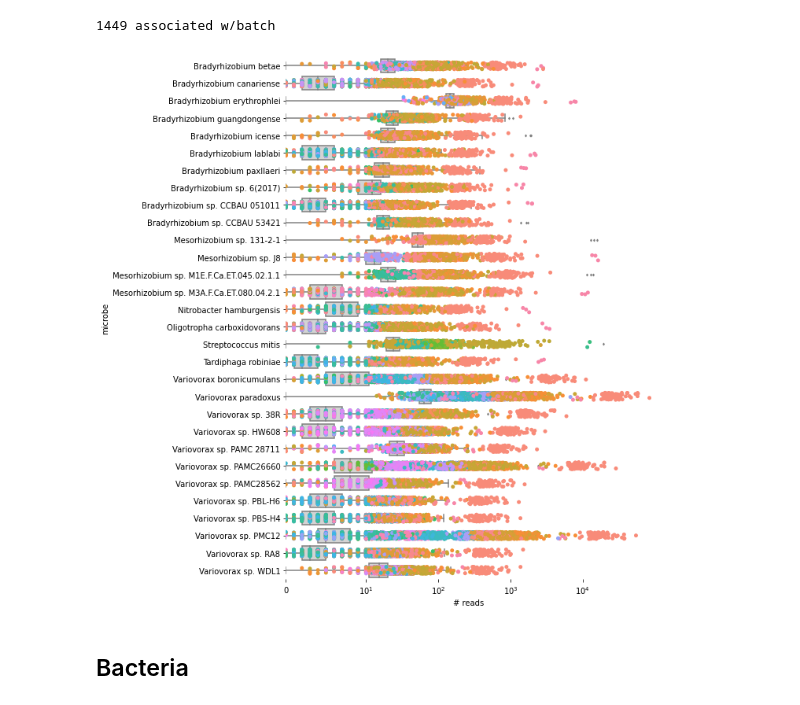
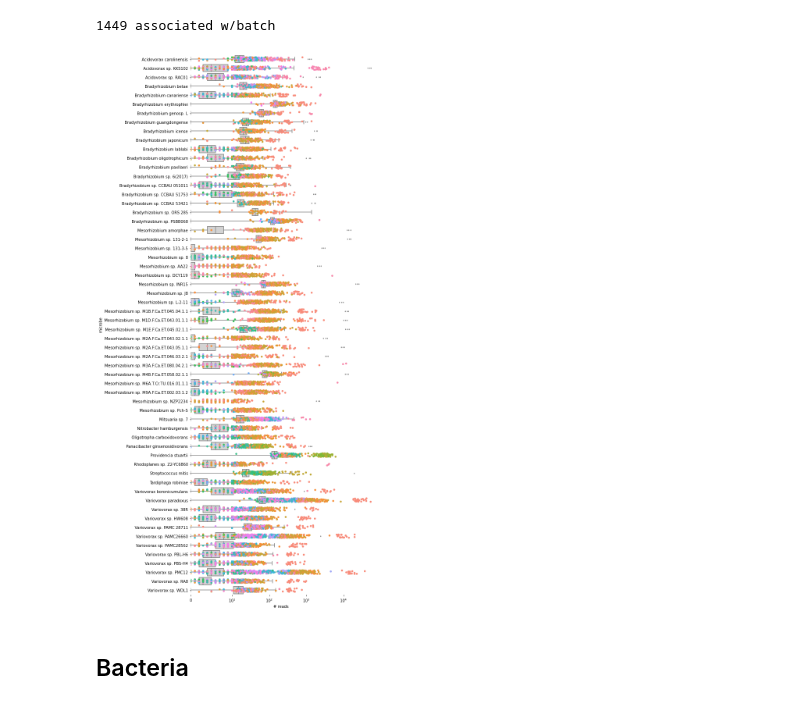
Before and after one commit to briannachrisman/blood_microbiome, a Jupyter notebook: src/contaminants/contaminants.ipynb, the cells around one changed output. Saved outputs shown, nothing was run; the diff lists cells and outputs as text; code cells hidden in the pictures.

```diff
--- a/src/contaminants/contaminants.ipynb
+++ b/src/contaminants/contaminants.ipynb
@@ -178,7 +187,7 @@ plt.savefig('%s/virus_associated_with_seq_plate.png' % FIG_DIR,
 hit_microbes_batch = [i[0] for i in seq_plate_hits if ('virus' not in i[0])]
 hit_microbes_batch = [hit_microbes_batch[i] for i in sorted(np.unique(hit_microbes_batch, return_index=True)[1])] ## Do this to maintain significance order!
 print(len(hit_microbes_batch), 'associated w/batch')
-hit_microbes_batch = hit_microbes_batch[:30]
+hit_microbes_batch = hit_microbes_batch[:60]
 df_melt = pd.melt(df_microbe[hit_microbes_batch + ['sequencing_plate', 'family', 'sample']], id_vars=['sample', 'family', 'sequencing_plate'])
 df_melt['in_batch'] = '0'
 for microbe,b, coef in seq_plate_hits:
@@ -189,17 +198,19 @@ df_melt = df_melt.sort_values('microbe')
 # %% [output]
 1449 associated w/batch
 # %%
-plt.figure(figsize=(10,10))
+plt.figure(figsize=(10,20))
 sns.boxplot(data=df_melt[df_melt.in_batch=='0'], x='# reads', y='microbe', color='#D3D3D3', fliersize=2, whis=100)#, jitter=.2)
+df_melt = df_melt[~df_melt.duplicated()].sample(frac=.2).sort_values('microbe')
+
 sns.stripplot(data=df_melt[df_melt.in_batch!='0'], x='# reads', y='microbe', hue='in_batch',
               hue_order = sorted(list(np.unique(df_melt[df_melt.in_batch!='0'].in_batch.values))), jitter=.2)
 abundance_plot_settings()
 plt.savefig('%s/microbe_associated_with_seq_plate.svg' % FIG_DIR,
             transparent=True, bbox_inches='tight')#, format='png', dpi=500)
 plt.savefig('%s/microbe_associated_with_seq_plate.png' % FIG_DIR,
             transparent=True, bbox_inches='tight', dpi=300)#, format='png', dpi=500)
 # %% [output]
-[figure, old version]
+[figure, new version]
 # %% [markdown]
 ## Bacteria
 # %%
```
Also changed, not shown: parts of 6 cells of this notebook, 22 other files.
